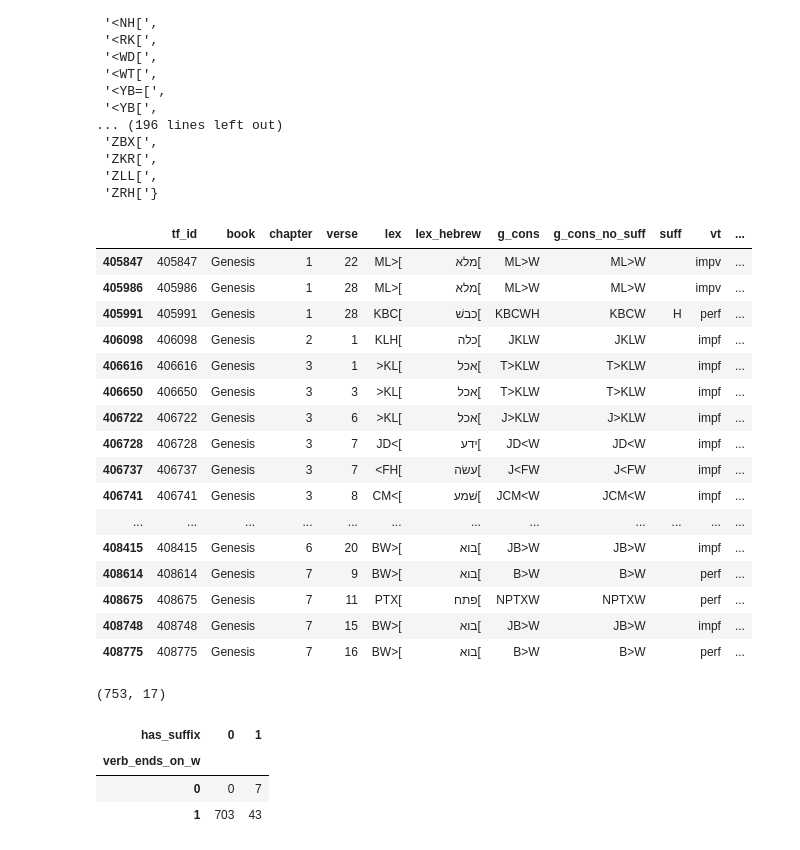
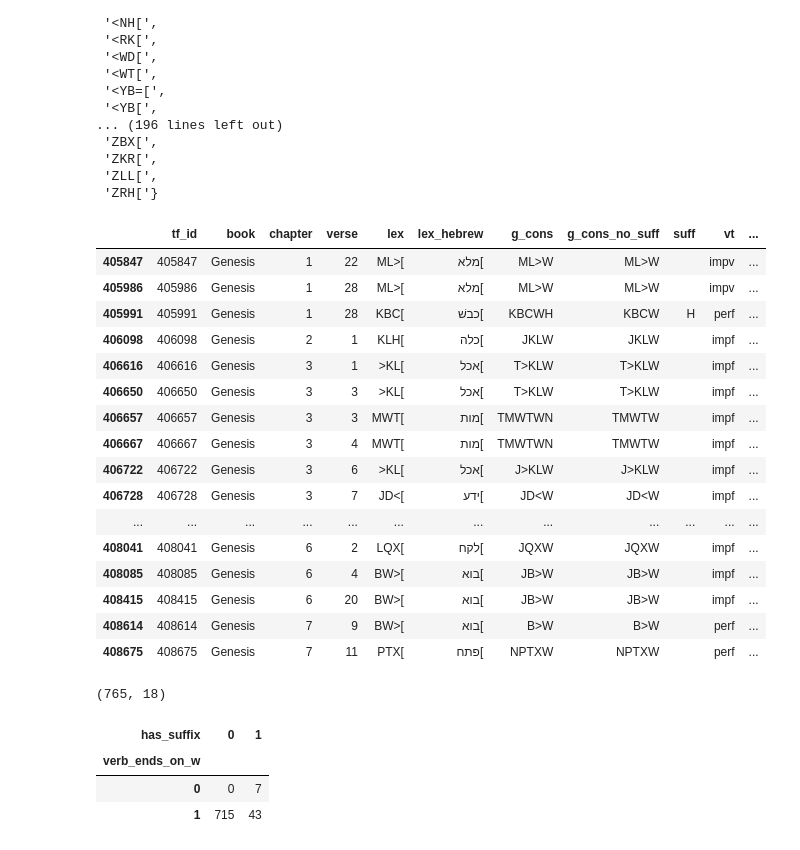
Before and after one commit to MartijnNaaijer/hebrew_spelling_variation, a Jupyter notebook: notebooks/plural_verbs.ipynb, the cells around one changed output. Drawn from its saved outputs; the diff is of its cells as text; code cells hidden in the pictures.

```diff
--- a/notebooks/plural_verbs.ipynb
+++ b/notebooks/plural_verbs.ipynb
@@ -78,9 +78,8 @@ for w in F.otype.s('word'):
     lang = F.language.v(w)
     if is_perfect or is_imperfect or is_imperative and lang == 'Hebrew':
         suff = ''.join([char for char in F.g_prs.v(w) if char in valid_suff_chars])
-        #print(F.lex_utf8.v(w))
+
         vbe = F.g_vbe.v(w)
-
         vbe_set.add(vbe)
 
         lex = F.lex.v(w)
@@ -89,16 +88,19 @@ for w in F.otype.s('word'):
         bo, ch, ve = T.sectionFromNode(w)
         if F.qere.v(w) != None:
             continue
-        if vbe in {'[','[H','[J', '[W.>', '[WJ'}:
-            print(w, bo, ch, ve, vbe, F.g_cons.v(w), suff, F.qere.v(w))
         if lex in lexemes_with_suff:
-            if vbe not in {'[U', '[W', '[W.', '[W.-',}:
+            if vbe in {'[U', '[W', '[W.', '[W.-',} or 'N' in vbe:
                 #print(w, bo, ch, ve, vbe, F.g_cons.v(w), suff, F.qere.v(w))
-                continue
+                #continue
 
-            g_cons_no_suff = F.g_cons.v(w).rstrip(suff)
-            suff_has_w = int('W' in suff)
-            verb_ends_on_w = int(g_cons_no_suff[-1] == 'W')
-            if not g_cons_no_suff.endswith('WN'):
+                g_cons_no_suff = F.g_cons.v(w).rstrip(suff)
+                final_nun = 0
+                if 'N' in vbe:
+                    g_cons_no_suff = F.g_cons.v(w).rstrip('N')
+                    final_nun = 1
+                suff_has_w = int('W' in suff)
+                verb_ends_on_w = int(g_cons_no_suff[-1] == 'W')
+            #print('ji')
+
                 info_dict[w] = [w, bo, ch, ve, lex, F.lex_utf8.v(w), g_cons, g_cons_no_suff, suff,
-                    F.vt.v(w), F.vs.v(w), F.gn.v(w), F.nu.v(w), F.ps.v(w), verb_ends_on_w, has_suffix, suff_has_w]
+                    F.vt.v(w), F.vs.v(w), F.gn.v(w), F.nu.v(w), F.ps.v(w), verb_ends_on_w, has_suffix, suff_has_w, final_nun]
@@ -254,49 +252,51 @@ for w in F.otype.s('word'):
         has_suffix = int(len(suff) > 0)
         bo, ch, ve = T.sectionFromNode(w)
         if lex in lexemes_with_suff:
+            final_nun = 0
+            g_cons_no_suff = F.g_cons.v(w).rstrip(suff)
             if vbe == '[WN':
-                continue
+                g_cons_no_suff = F.g_cons.v(w).rstrip('N')
+                final_nun = 1
 
-            g_cons_no_suff = F.g_cons.v(w).rstrip(suff)
             suff_has_w = int('W' in suff)
             verb_ends_on_w = int(g_cons_no_suff[-1] == 'W')
             if not g_cons_no_suff.endswith('WN'):
                 info_dict[w] = [w, bo, ch, ve, lex, F.lex_utf8.v(w), g_cons, g_cons_no_suff, suff,
-                    F.vt.v(w), '-', F.gn.v(w), F.nu.v(w), F.ps.v(w), verb_ends_on_w, has_suffix, suff_has_w]
+                    F.vt.v(w), '-', F.gn.v(w), F.nu.v(w), F.ps.v(w), verb_ends_on_w, has_suffix, suff_has_w, final_nun]
 # %%
 dat = pd.DataFrame(info_dict).T
 
 dat.columns = ['tf_id', 'book', 'chapter', 'verse', 'lex', 'lex_hebrew', 'g_cons', 'g_cons_no_suff', 'suff', 'vt', 'vs',
-               'gn', 'nu', 'ps', 'verb_ends_on_w', 'has_suffix', 'w_in_suffix']
+               'gn', 'nu', 'ps', 'verb_ends_on_w', 'has_suffix', 'w_in_suffix', 'has_final_nun']
 dat.head(20)
 # %% [output]
 |  | tf_id | book | chapter | verse | lex | lex_hebrew | g_cons | g_cons_no_suff | suff | vt | ... |
 | 405847 | 405847 | Genesis | 1 | 22 | ML>[ | מלא[ | ML>W | ML>W |  | impv | ... |
 | 405986 | 405986 | Genesis | 1 | 28 | ML>[ | מלא[ | ML>W | ML>W |  | impv | ... |
 | 405991 | 405991 | Genesis | 1 | 28 | KBC[ | כבשׁ[ | KBCWH | KBCW | H | perf | ... |
 | 406098 | 406098 | Genesis | 2 | 1 | KLH[ | כלה[ | JKLW | JKLW |  | impf | ... |
 | 406616 | 406616 | Genesis | 3 | 1 | >KL[ | אכל[ | T>KLW | T>KLW |  | impf | ... |
 | 406650 | 406650 | Genesis | 3 | 3 | >KL[ | אכל[ | T>KLW | T>KLW |  | impf | ... |
+| 406657 | 406657 | Genesis | 3 | 3 | MWT[ | מות[ | TMWTWN | TMWTW |  | impf | ... |
+| 406667 | 406667 | Genesis | 3 | 4 | MWT[ | מות[ | TMWTWN | TMWTW |  | impf | ... |
 | 406722 | 406722 | Genesis | 3 | 6 | >KL[ | אכל[ | J>KLW | J>KLW |  | impf | ... |
 | 406728 | 406728 | Genesis | 3 | 7 | JD<[ | ידע[ | JD<W | JD<W |  | impf | ... |
-| 406737 | 406737 | Genesis | 3 | 7 | <FH[ | עשׂה[ | J<FW | J<FW |  | impf | ... |
-| 406741 | 406741 | Genesis | 3 | 8 | CM<[ | שׁמע[ | JCM<W | JCM<W |  | impf | ... |
 | ... | ... | ... | ... | ... | ... | ... | ... | ... | ... | ... | ... |
+| 408041 | 408041 | Genesis | 6 | 2 | LQX[ | לקח[ | JQXW | JQXW |  | impf | ... |
+| 408085 | 408085 | Genesis | 6 | 4 | BW>[ | בוא[ | JB>W | JB>W |  | impf | ... |
 | 408415 | 408415 | Genesis | 6 | 20 | BW>[ | בוא[ | JB>W | JB>W |  | impf | ... |
 | 408614 | 408614 | Genesis | 7 | 9 | BW>[ | בוא[ | B>W | B>W |  | perf | ... |
 | 408675 | 408675 | Genesis | 7 | 11 | PTX[ | פתח[ | NPTXW | NPTXW |  | perf | ... |
-| 408748 | 408748 | Genesis | 7 | 15 | BW>[ | בוא[ | JB>W | JB>W |  | impf | ... |
-| 408775 | 408775 | Genesis | 7 | 16 | BW>[ | בוא[ | B>W | B>W |  | perf | ... |
 # %%
 dat.to_csv('plural_verbs_sp.csv', sep='\t')
 # %%
 dat.shape
 # %% [output]
-(753, 17)
+(765, 18)
 # %%
 pd.crosstab(dat.verb_ends_on_w, dat.has_suffix)
 # %% [output]
 | has_suffix | 0 | 1 |
 | verb_ends_on_w |  |  |
 | 0 | 0 | 7 |
-| 1 | 703 | 43 |
+| 1 | 715 | 43 |
```
Also changed, not shown: parts of 5 cells of this notebook, 2 other files.
